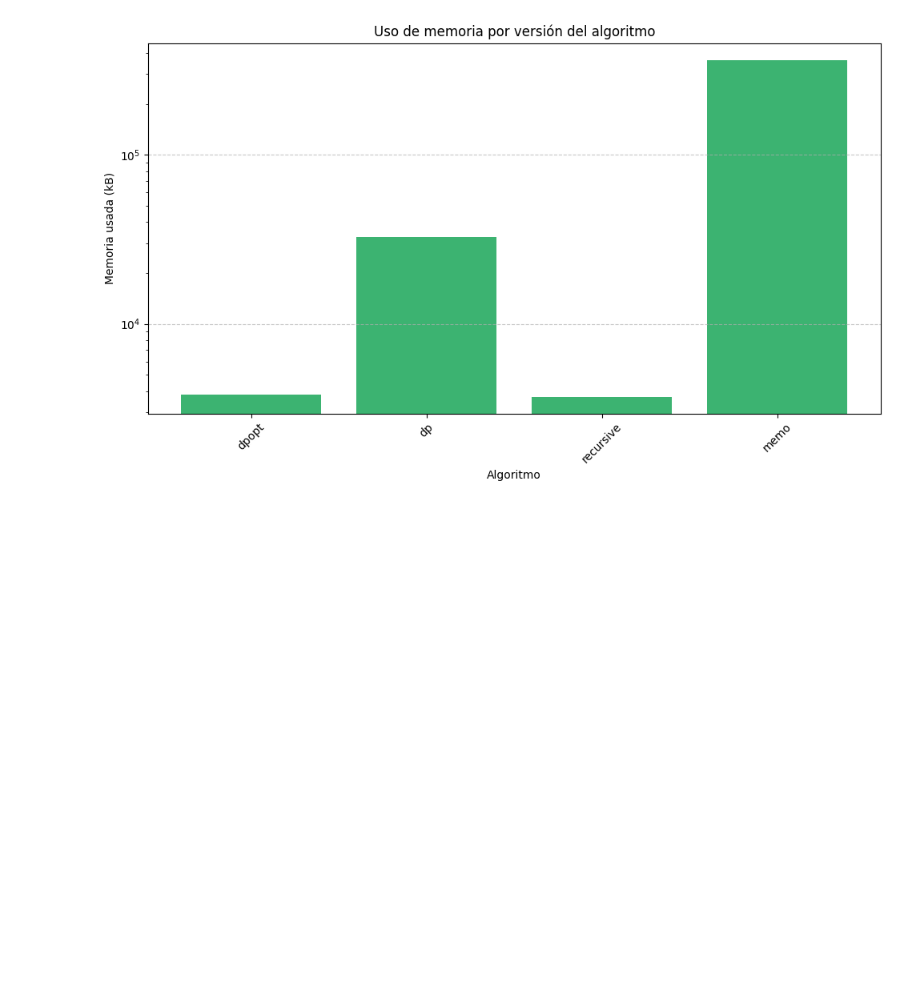
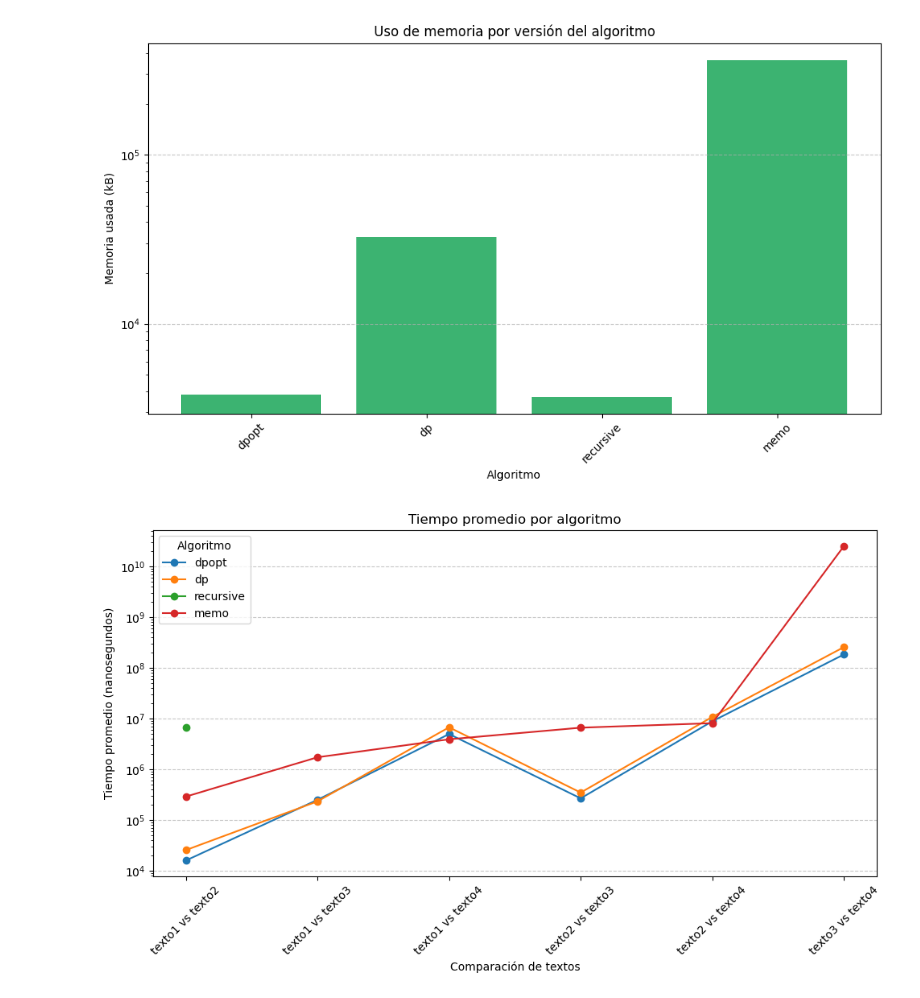
Before and after one commit to Nikolexion/Tarea2Algoritmos, a Jupyter notebook: plotter.ipynb, the cells around one changed output. Cells and saved outputs as stored; diff of their text form; code cells hidden in the pictures; blank space fills up the shorter version.

```diff
--- a/plotter.ipynb
+++ b/plotter.ipynb
@@ -34,3 +34,22 @@ plt.tight_layout()
 plt.show()
 # %% [output]
 [figure]
+# %%
+plt.figure(figsize=(10, 6))
+for alg in df['alg'].unique():
+    subset = df[df['alg'] == alg].copy()
+    subset["comp"] = subset["txt1"] + " vs " + subset["txt22"]
+    plt.plot(subset['comp'], subset['t_mean'], marker='o', label=alg)
+
+plt.xlabel("Comparación de textos")
+plt.ylabel("Tiempo promedio (nanosegundos)")
+plt.yscale('log')
+plt.title("Tiempo promedio por algoritmo")
+plt.legend(title="Algoritmo")
+plt.xticks(rotation=45)
+plt.grid(axis='y', linestyle='--', alpha=0.7)
+plt.tight_layout()
+plt.savefig("TiempoPorAlgoritmo")
+plt.show()
+# %% [output]
+[figure, added]
```
Also changed, not shown: parts of 1 cell of this notebook, 1 other file.
